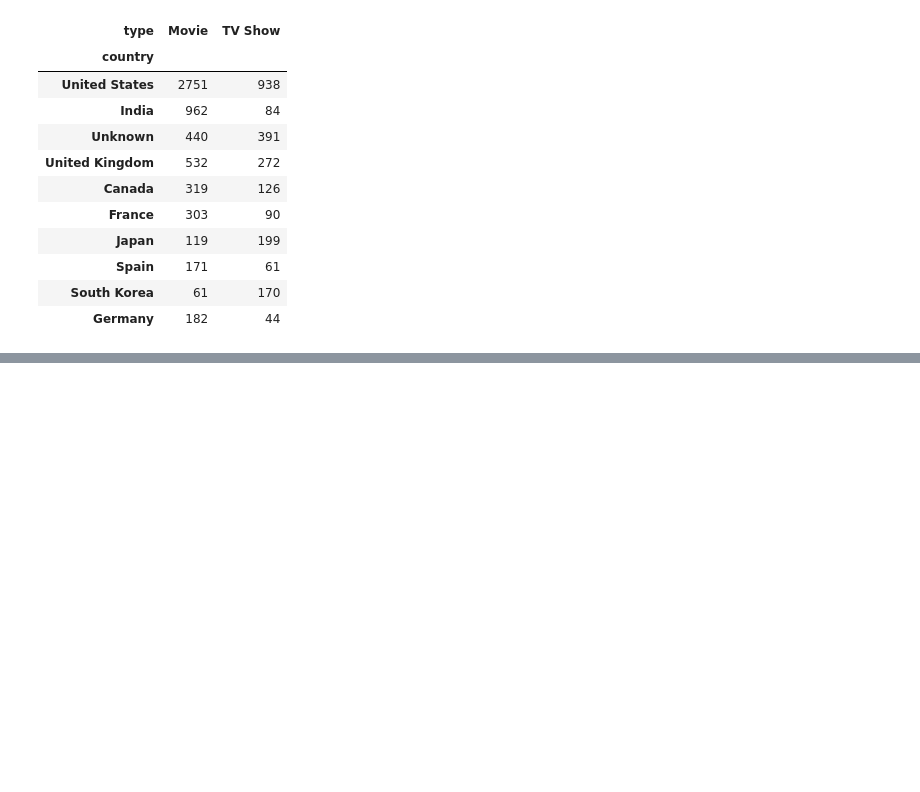
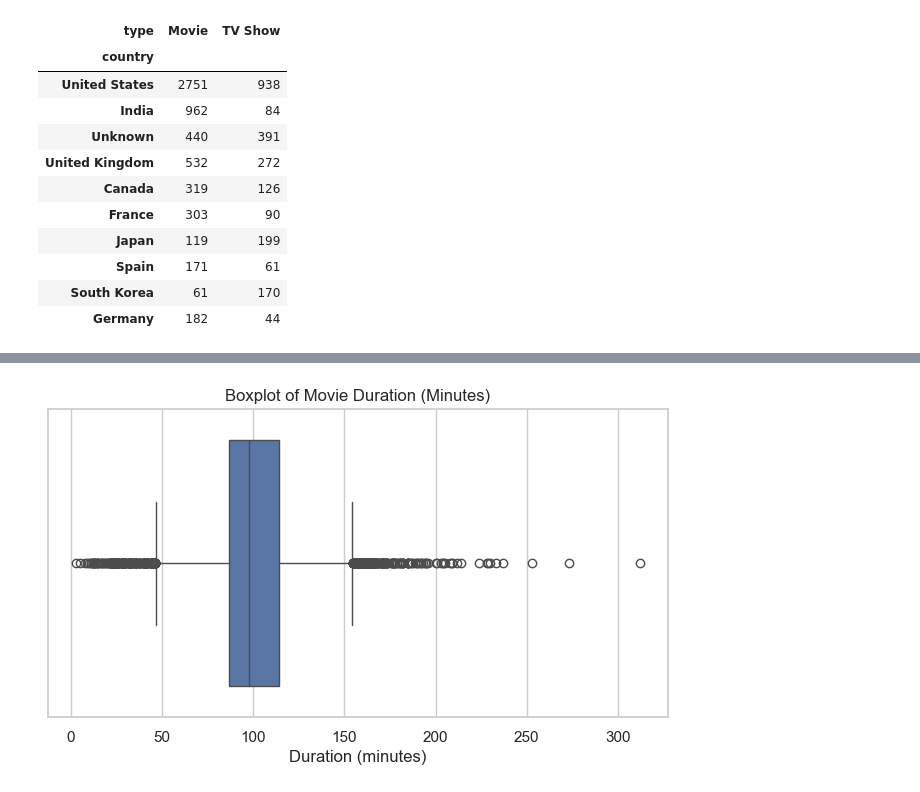
Before and after one commit to Aayush0987/netflix-eda-streamlit-dashboard, a Jupyter notebook: EDA.ipynb, the cells around one changed output, grey strips where cells are left out. Cells and saved outputs as stored; diff of their text form; code cells hidden in the pictures; blank space fills up the shorter version.

```diff
--- a/EDA.ipynb
+++ b/EDA.ipynb
@@ -530,0 +550,7 @@ country_type_pivot
+# %%
+df_movies = df[df['type'] == 'Movie'].copy()
+
+df_movies['duration_minutes'] = df_movies['duration'].str.replace(' min', '', regex=False)
+df_movies['duration_minutes'] = pd.to_numeric(df_movies['duration_minutes'], errors='coerce')
+
+df_movies.dropna(subset=['duration_minutes'], inplace=True)
@@ -530,0 +591,8 @@ country_type_pivot
+# %%
+plt.figure(figsize=(8,4))
+sns.boxplot(x=df_movies['duration_minutes'])
+plt.title("Boxplot of Movie Duration (Minutes)")
+plt.xlabel("Duration (minutes)")
+plt.show()
+# %% [output]
+[figure, added]
```
Also changed, not shown: parts of 9 cells of this notebook.
